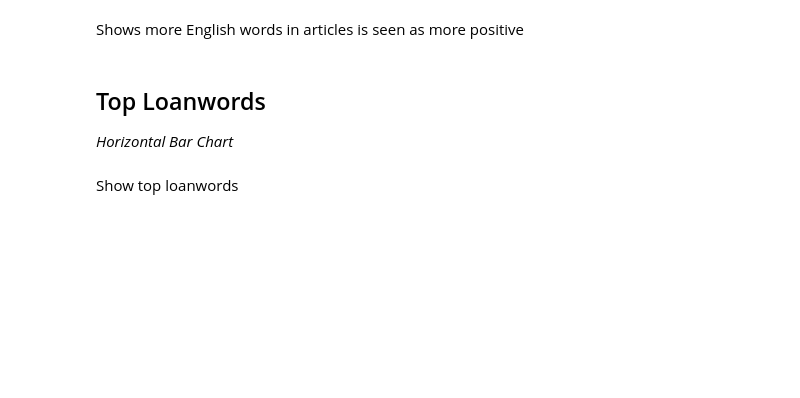
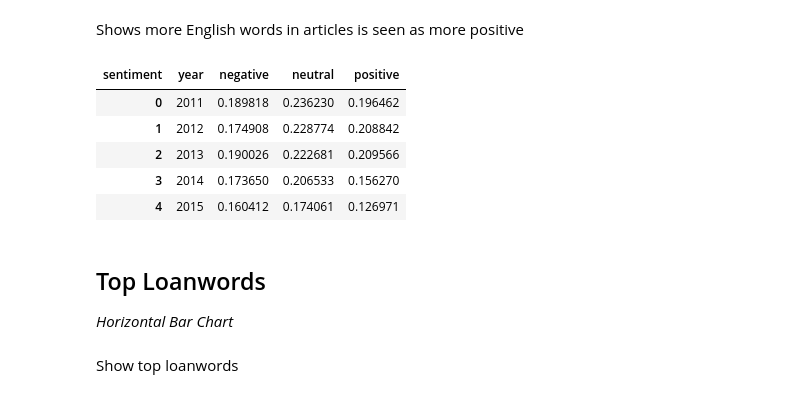
Before and after one commit to halfpintutopia/DA-deutsch-englisch-einfluss, a Jupyter notebook: plotly_data.ipynb, the cells around one changed output. Saved outputs shown, nothing was run; the diff lists cells and outputs as text; code cells hidden in the pictures; blank space fills up the shorter version.

```diff
--- a/plotly_data.ipynb
+++ b/plotly_data.ipynb
@@ -80,0 +295,21 @@ Shows more English words in articles is seen as more positive
+# %%
+grouped = df.groupby(["year", "sentiment"])[
+    "loanword_density"].mean().reset_index()
+
+pivot_df = grouped.pivot(
+    index="year",
+    columns="sentiment",
+    values="loanword_density"
+)
+# %%
+pivot_df = grouped.pivot(index="year", columns="sentiment",
+                         values="loanword_density").reset_index()
+# %%
+pivot_df.head()
+# %% [output]
+| sentiment | year | negative | neutral | positive |
+| 0 | 2011 | 0.189818 | 0.236230 | 0.196462 |
+| 1 | 2012 | 0.174908 | 0.228774 | 0.208842 |
+| 2 | 2013 | 0.190026 | 0.222681 | 0.209566 |
+| 3 | 2014 | 0.173650 | 0.206533 | 0.156270 |
+| 4 | 2015 | 0.160412 | 0.174061 | 0.126971 |
```
Also changed, not shown: parts of 23 cells of this notebook, 1 other file.
